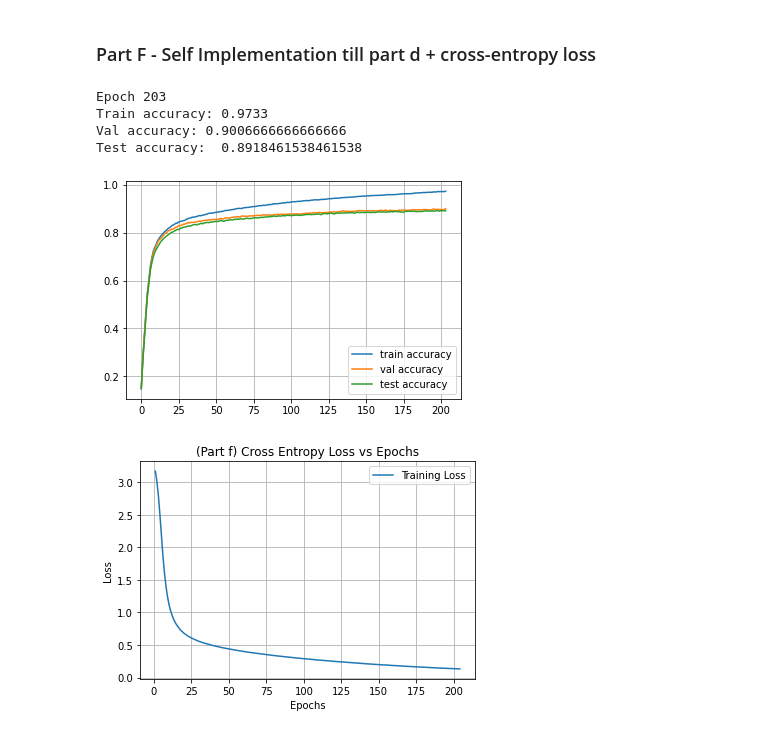
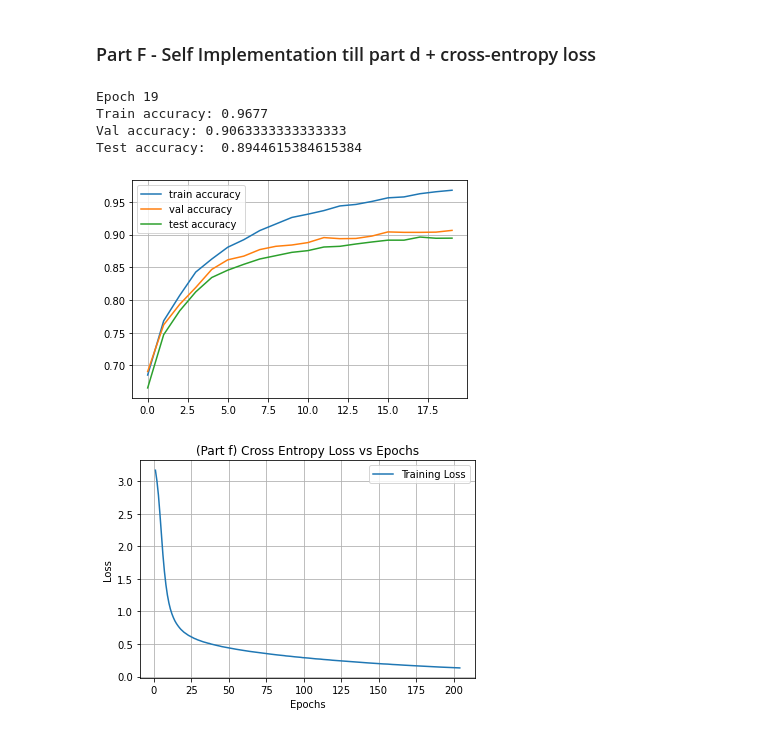
Before and after one commit to karan469/Machine-Learning-COL774, a Jupyter notebook: A3/nnet/MultiLayerNeuralNet.ipynb, the cells around one changed output. Drawn from its saved outputs; the diff is of its cells as text; code cells hidden in the pictures.

```diff
--- a/A3/nnet/MultiLayerNeuralNet.ipynb
+++ b/A3/nnet/MultiLayerNeuralNet.ipynb
@@ -314,11 +314,16 @@ train_log = []
 val_log = []
 test_log = []
 # %%
-for epoch in range(100):
-
-    for x_batch,y_batch in iterate_minibatches(X_train,y_train,batchsize=mini_batch_size,shuffle=True):
-        train(network,x_batch,y_batch,itr=math.sqrt(epoch),loss='mse',learning_rate='constant')
-
+hyperparams = {'arch': [100], 'r': 26, 'lr': 0.1, 'mini_batch_size': 100, 'loss': 'mse', 'learning_rate':'constant', 'activation':'sigmoid'}
+epoch = 0
+while(True):
+    if(epoch>11 and (test_log[-1]-test_log[-2]) < 0.0001 and (np.average(test_log[-10:])-test_log[-11])<0.0001):
+#     if(epoch>900):
+        break
+    cnt=1
+    for x_batch,y_batch in iterate_minibatches(X_train,y_train,batchsize=hyperparams['mini_batch_size'],shuffle=True):
+        train(network,x_batch,y_batch,itr=cnt,learning_rate=hyperparams['learning_rate'],loss=hyperparams['loss'])
+        cnt+=1
     train_log.append(np.mean(predict(network,X_train)==y_train))
     val_log.append(np.mean(predict(network,X_val)==y_val))
     test_log.append(np.mean(predict(network, X_test)==y_test))
@@ -334,4 +339,6 @@ for epoch in range(100):
     plt.legend(loc='best')
     plt.grid()
     plt.show()
+    epoch += 1
+print(test_log)
 # %% [output]
@@ -373,7 +401,7 @@ def run_nnet(hyperparams, output_dest):
     epoch = 0
     while(True):
     # for epoch in range(20):
-        if(epoch>6 and abs(np.average(train_log[-5:])-train_log[-6])<0.0001):
+        if(epoch>11 and (val_log[-1]-val_log[-2]) < 0.0001 and (np.average(val_log[-10:])-val_log[-11])<0.0001):
           break
         cnt=1
         for x_batch,y_batch in iterate_minibatches(X_train,y_train,batchsize=hyperparams['mini_batch_size'],shuffle=True):
@@ -660,44 +693,44 @@ train_log = []
 val_log = []
 test_log = []
 # %%
-epoch = 0
+# epoch = 0
 epoch_loss = []
-while(True):
-# for epoch in range(20):
-    if(epoch>6 and abs(np.average(train_log[-5:])-train_log[-6])<0.0001):
-      break
+# while(True):
+for epoch in range(20):
+#     if(epoch>6 and abs(np.average(train_log[-5:])-train_log[-6])<0.0001):
+#       break
     cnt=1
     mini_batch_loss = []
     for x_batch,y_batch in iterate_minibatches(X_train,y_train,batchsize=hyperparams['mini_batch_size'],shuffle=True):
         temp = train(network,x_batch,y_batch,itr=math.sqrt(cnt),learning_rate=hyperparams['learning_rate'],loss=hyperparams['loss'])
         mini_batch_loss.append(temp)
         cnt+=1
 
     mini_batch_loss = np.array(mini_batch_loss)
     epoch_loss.append(np.average(mini_batch_loss))
 
     train_log.append(np.mean(predict(network,X_train)==y_train))
     val_log.append(np.mean(predict(network,X_val)==y_val))
     test_log.append(np.mean(predict(network, X_test)==y_test))
 
     clear_output()
     print("Epoch",epoch)
     print("Train accuracy:",train_log[-1])
     print("Val accuracy:",val_log[-1])
     print("Test accuracy: ", test_log[-1])
     plt.plot(train_log,label='train accuracy')
     plt.plot(val_log,label='val accuracy')
     plt.plot(test_log, label='test accuracy')
     plt.legend(loc='best')
     plt.grid()
     plt.show()
-    epoch += 1
+#     epoch += 1
 # %% [output]
-Epoch 203
-Train accuracy: 0.9733
-Val accuracy: 0.9006666666666666
-Test accuracy:  0.8918461538461538
+Epoch 19
+Train accuracy: 0.9677
+Val accuracy: 0.9063333333333333
+Test accuracy:  0.8944615384615384
-[figure, old version]
+[figure, new version]
 # %%
 loss_values = epoch_loss
 epochs = range(1, len(loss_values)+1)
```
Also changed, not shown: parts of 6 cells of this notebook, 4 other files.
